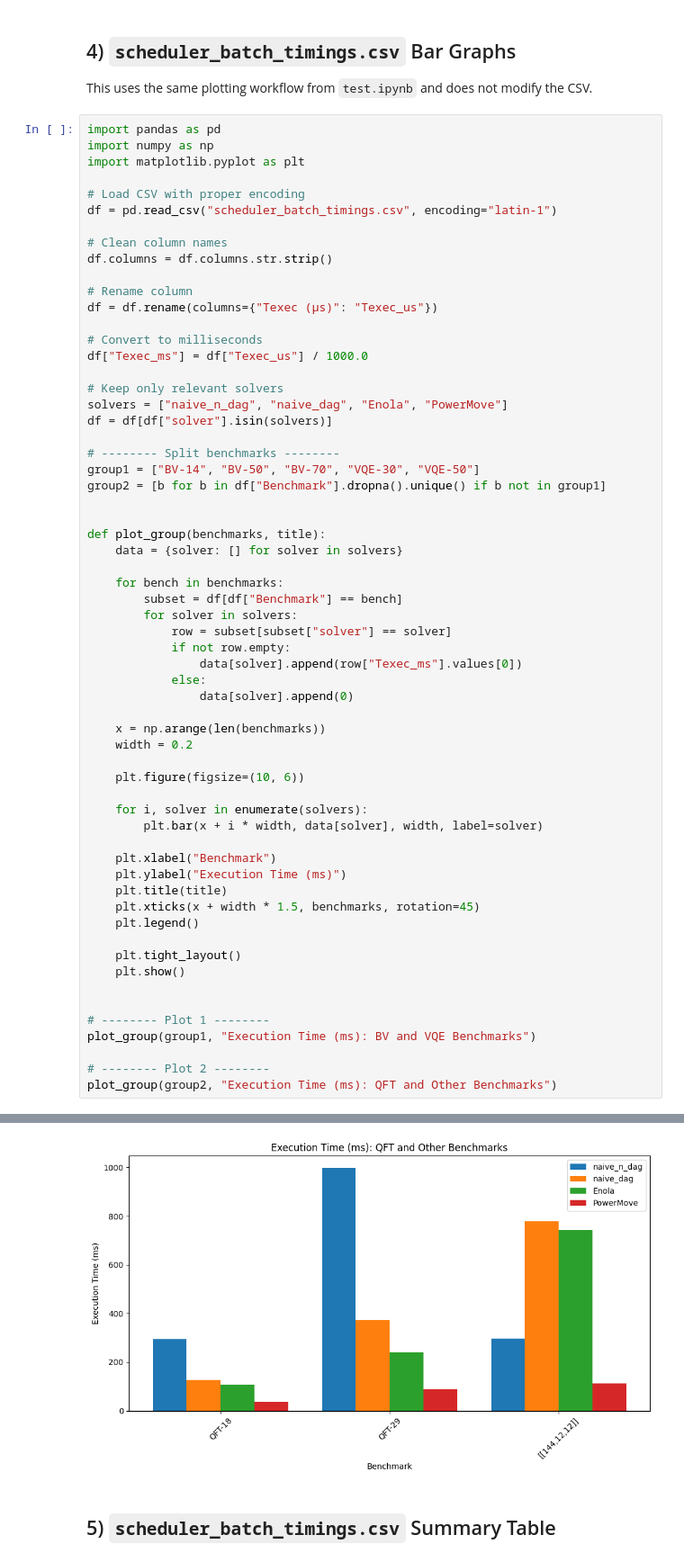
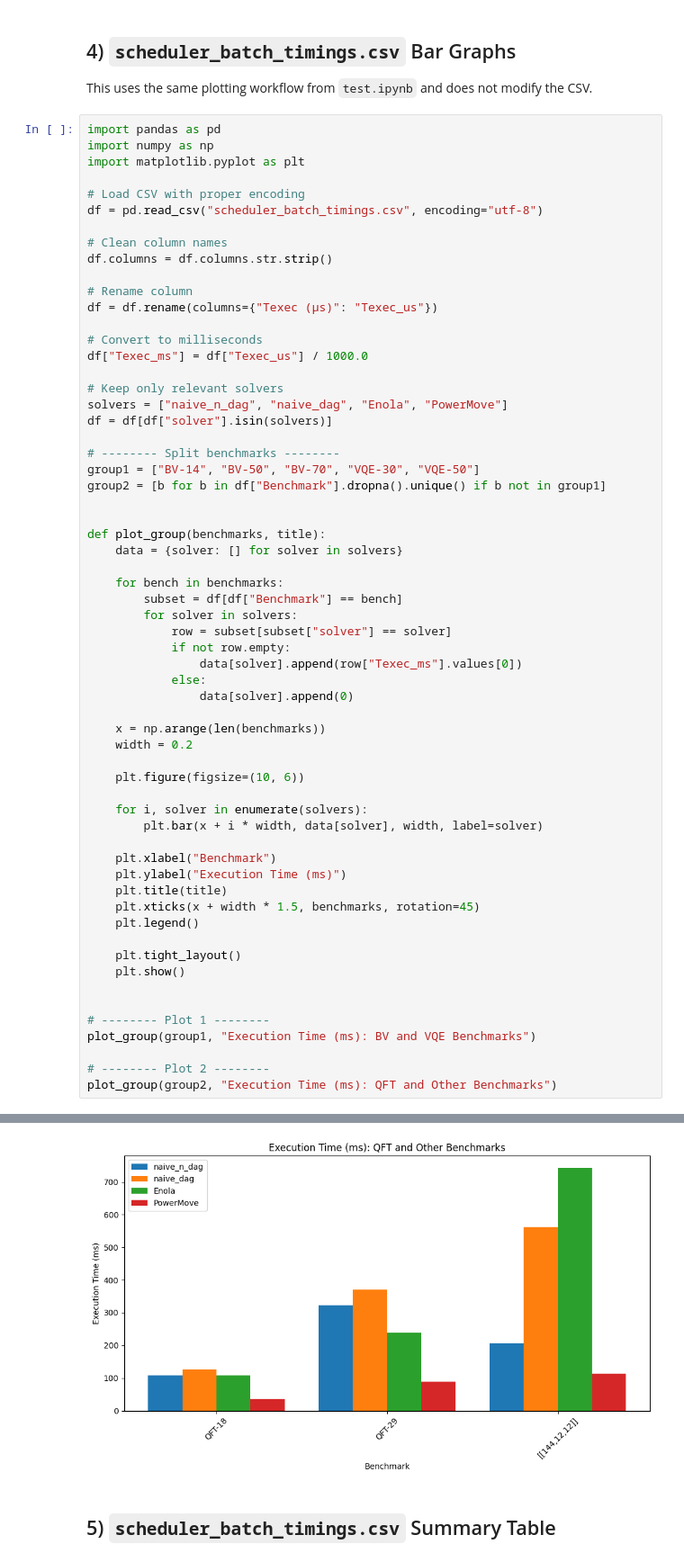
Before and after one commit to Gerwinlab/NeutralMotion, a Jupyter notebook: analysis_notebook.ipynb, the cells around one changed output, grey strips where cells are left out. Shown at 90% size. Cells and saved outputs as stored; diff of their text form.

```diff
--- a/analysis_notebook.ipynb
+++ b/analysis_notebook.ipynb
@@ -518,7 +492,7 @@ import numpy as np
 import matplotlib.pyplot as plt
 
 # Load CSV with proper encoding
-df = pd.read_csv("scheduler_batch_timings.csv", encoding="latin-1")
+df = pd.read_csv("scheduler_batch_timings.csv", encoding="utf-8")
 
 # Clean column names
 df.columns = df.columns.str.strip()
@@ -548,34 +522,34 @@ def plot_group(benchmarks, title):
             if not row.empty:
                 data[solver].append(row["Texec_ms"].values[0])
             else:
                 data[solver].append(0)
 
     x = np.arange(len(benchmarks))
     width = 0.2
 
     plt.figure(figsize=(10, 6))
 
     for i, solver in enumerate(solvers):
         plt.bar(x + i * width, data[solver], width, label=solver)
 
     plt.xlabel("Benchmark")
     plt.ylabel("Execution Time (ms)")
     plt.title(title)
     plt.xticks(x + width * 1.5, benchmarks, rotation=45)
     plt.legend()
 
     plt.tight_layout()
     plt.show()
 
 
 # -------- Plot 1 --------
 plot_group(group1, "Execution Time (ms): BV and VQE Benchmarks")
 
 # -------- Plot 2 --------
 plot_group(group2, "Execution Time (ms): QFT and Other Benchmarks")
 # %% [output]
 [figure]
-[figure, old version]
+[figure, new version]
 # %% [markdown]
 ## 5) `scheduler_batch_timings.csv` Summary Table
 # %%
```
Also changed, not shown: parts of 7 cells of this notebook, 13 other files.
